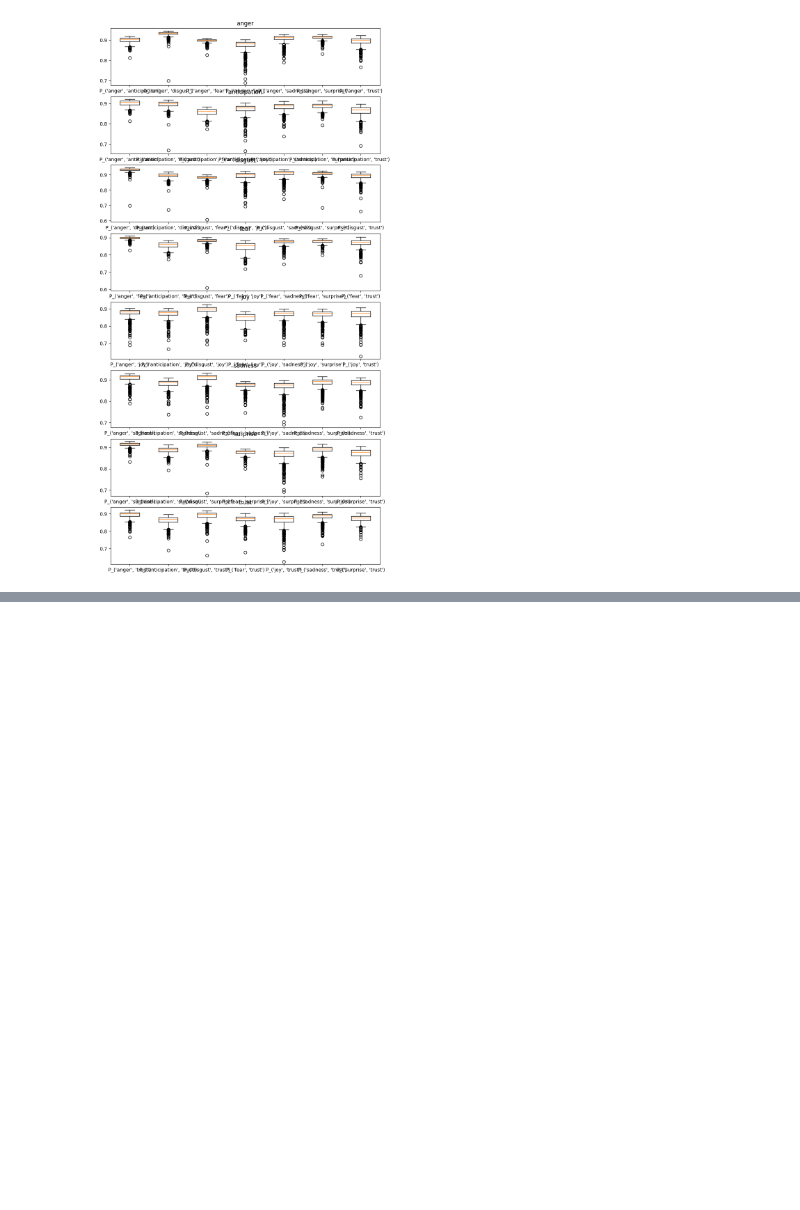
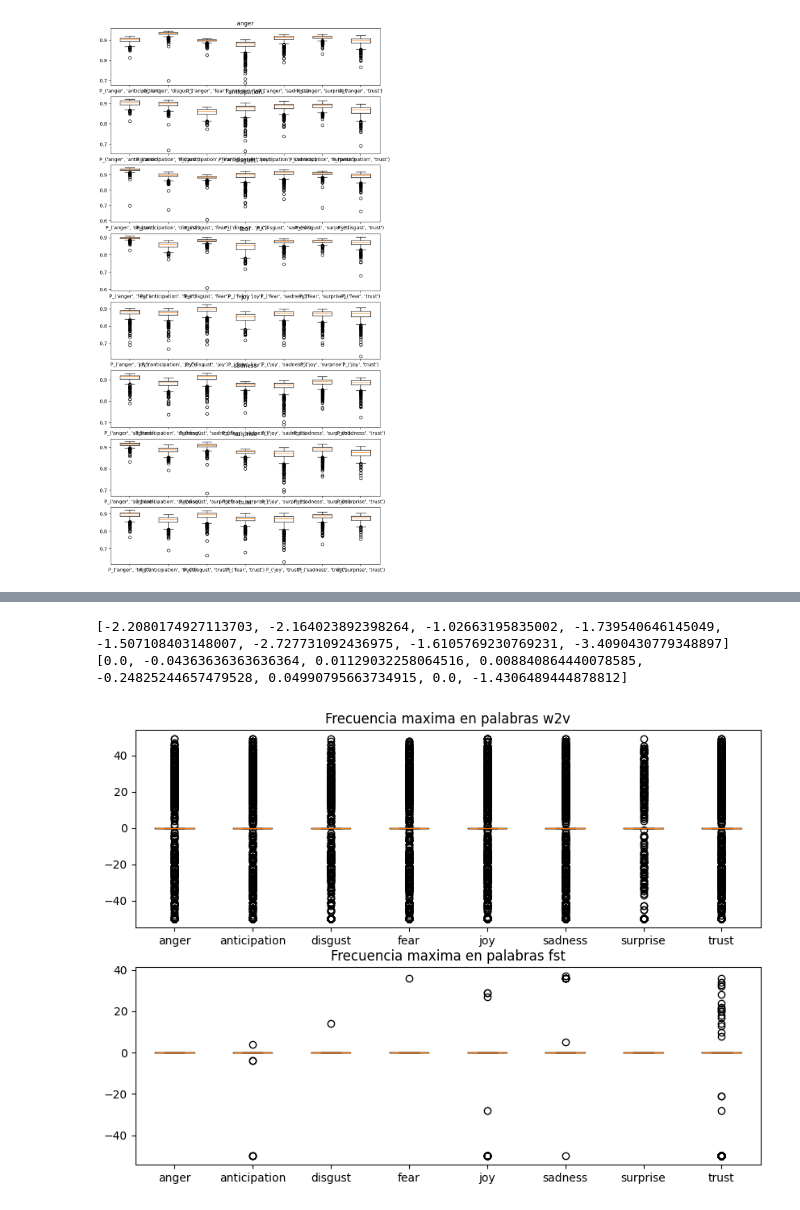
Before and after one commit to jahzeel-ulises/MODULACION, a Jupyter notebook: Clasificacion.ipynb, the cells around one changed output, grey strips where cells are left out. Cells and saved outputs as stored; diff of their text form; code cells hidden in the pictures; blank space fills up the shorter version.

```diff
--- a/Clasificacion.ipynb
+++ b/Clasificacion.ipynb
@@ -199,10 +211,0 @@ PearsonRResult(statistic=0.9999279514231302, pvalue=4.770873631407636e-190)
-# %%
-#Calculamos los embeddigs separando por emociones
-poems_w2v = {}
-poems_fst = {}
-for e in emotion_list:
-    df = em_poems[e]
-    mw2v_poems = wes.compute_embeddings(df, embed="w2v", columna_docs='poem', vec_dim=100)
-    mfst_poems = wes.compute_embeddings(df, embed="fst", columna_docs='poem', vec_dim=100)
-    poems_w2v[e] = mw2v_poems
-    poems_fst[e] = mfst_poems
@@ -208,0 +249,24 @@ for e in emotion_list:
+# %%
+fig,ax = plt.subplots(2,figsize=(10,7))
+
+
+labels = [label for label in freq_w2v.keys()]
+data = [freq_w2v[label] for label in labels]
+ax[0].boxplot(data)
+ax[0].set_xticklabels(labels)
+ax[0].set_title("Frecuencia maxima en palabras w2v")
+medias_freq_spec_w2v = [np.mean(data[i]) for i in range(len(data))]
+print(medias_freq_spec_w2v)
+
+labels = [label for label in freq_w2v.keys()]
+data = [freq_fst[label] for label in labels]
+ax[1].boxplot(data)
+ax[1].set_xticklabels(labels)
+ax[1].set_title("Frecuencia maxima en palabras fst")
+
+medias_freq_spec_fst = [np.mean(data[i]) for i in range(len(data))]
+print(medias_freq_spec_fst)
+# %% [output]
+[-2.2080174927113703, -2.164023892398264, -1.02663195835002, -1.739540646145049, -1.507108403148007, -2.727731092436975, -1.6105769230769231, -3.4090430779348897]
+[0.0, -0.04363636363636364, 0.01129032258064516, 0.008840864440078585, -0.24825244657479528, 0.04990795663734915, 0.0, -1.4306489444878812]
+[figure, added]
```
Also changed, not shown: parts of 12 cells of this notebook, 1 other file.
